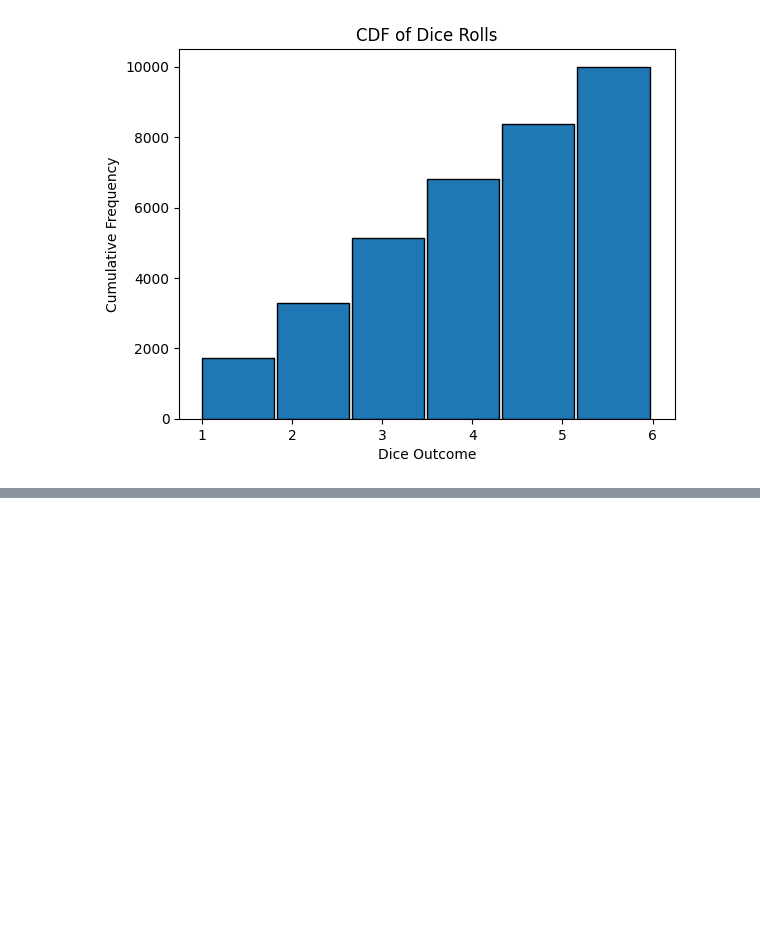
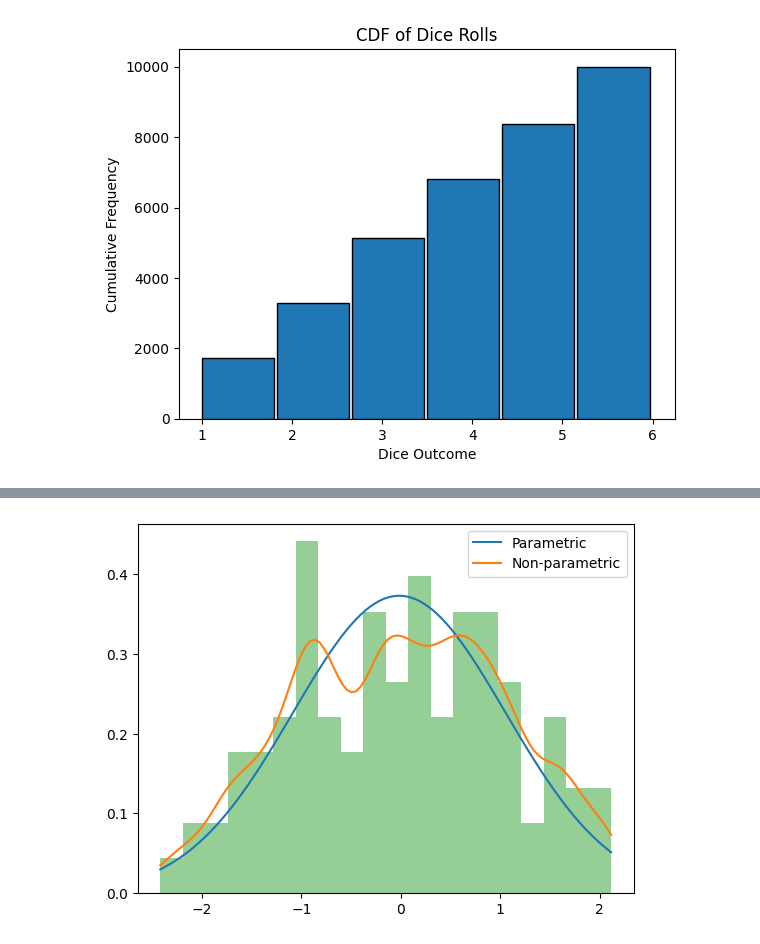
Before and after one commit to Shanmukh15501/DSML_PRACTISE_FILES, a Jupyter notebook: STATISTICS/session3.ipynb, the cells around one changed output, grey strips where cells are left out. Drawn from its saved outputs; the diff is of its cells as text; code cells hidden in the pictures; blank space fills up the shorter version.

```diff
--- a/STATISTICS/session3.ipynb
+++ b/STATISTICS/session3.ipynb
@@ -136,0 +363,31 @@ Therefore, the probability of a continuous random variable being exactly equal t
+# %%
+import numpy as np
+import matplotlib.pyplot as plt
+from scipy import stats
+from sklearn.neighbors import KernelDensity
+
+def parametric_estimate(data):
+    mu, std = stats.norm.fit(data)
+    x = np.linspace(min(data), max(data), 100)
+    pdf = stats.norm.pdf(x, mu, std)
+    return x, pdf
+
+def nonparametric_estimate(data, bandwidth=0.2):
+    kde = KernelDensity(bandwidth=bandwidth)
+    kde.fit(data.reshape(-1, 1))
+    x = np.linspace(min(data), max(data), 100).reshape(-1, 1)
+    pdf = np.exp(kde.score_samples(x))
+    return x.flatten(), pdf
+
+data = np.random.normal(0, 1, 100) # Sample data
+
+x_param, pdf_param = parametric_estimate(data)
+x_nonparam, pdf_nonparam = nonparametric_estimate(data)
+
+plt.plot(x_param, pdf_param, label='Parametric')
+plt.plot(x_nonparam, pdf_nonparam, label='Non-parametric')
+plt.hist(data, bins=20, density=True, alpha=0.5)
+plt.legend()
+plt.show()
+# %% [output]
+[figure, added]
```
Also changed, not shown: parts of 18 cells of this notebook, 3 other files.
